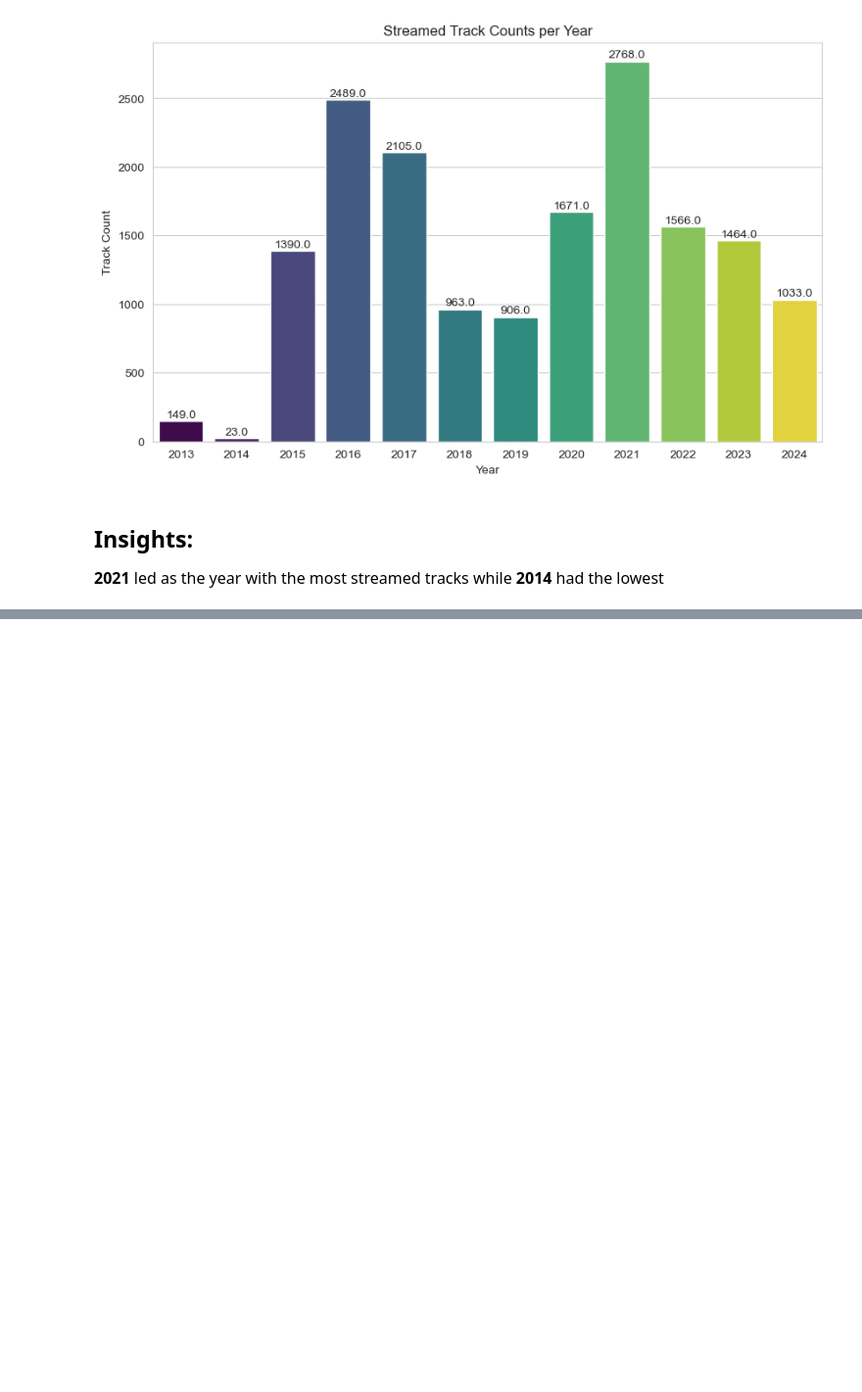
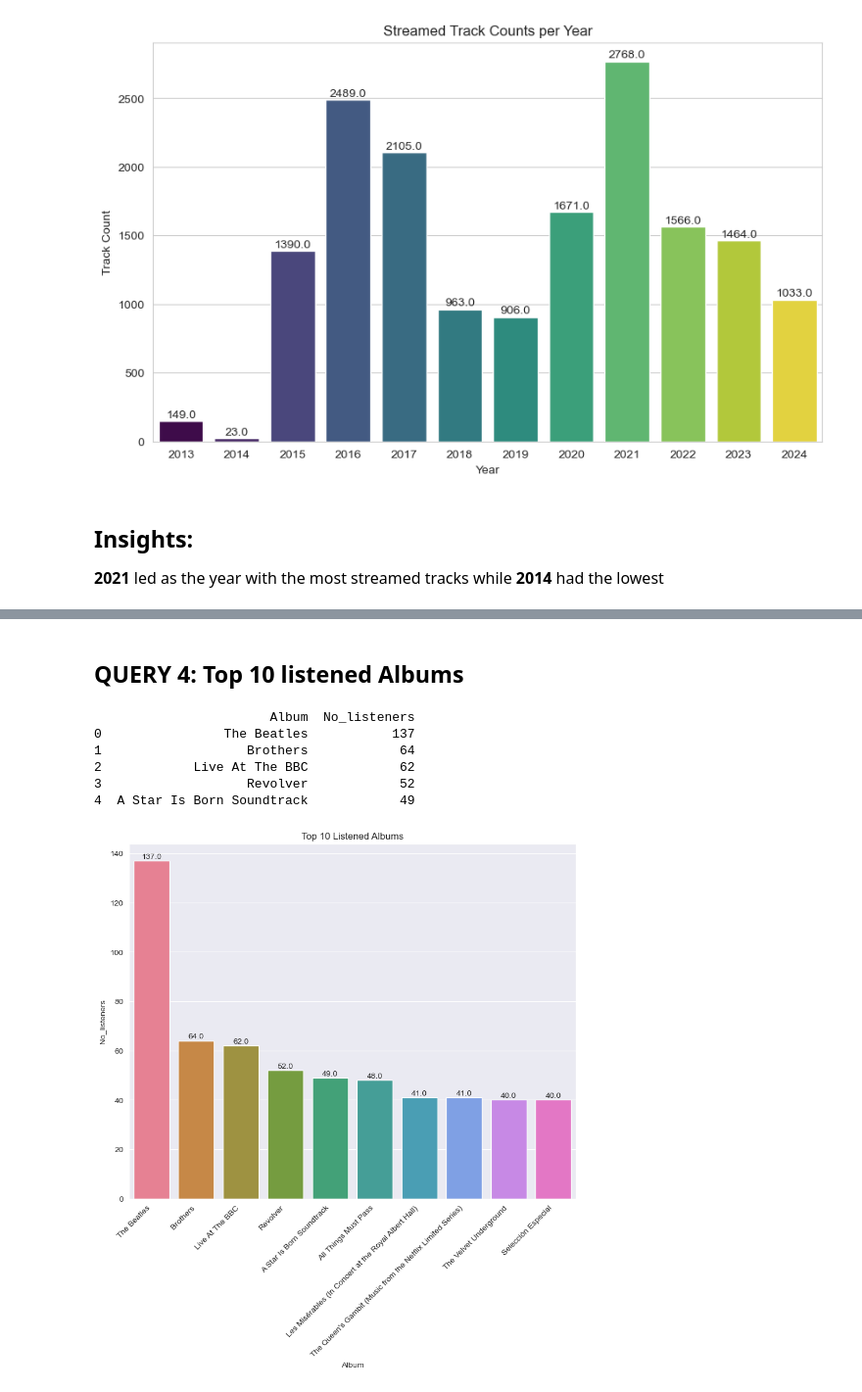
Before and after one commit to Equivocal-Richie/Spotify_Dataset_Analysis, a Jupyter notebook: EDA.ipynb, the cells around one changed output, grey strips where cells are left out. Shown at 98% size. Drawn from its saved outputs; the diff is of its cells as text; code cells hidden in the pictures; blank space fills up the shorter version.

```diff
--- a/EDA.ipynb
+++ b/EDA.ipynb
@@ -172,0 +239,51 @@ plt.show()
+# %% [markdown]
+<h2><b> QUERY 4:</b> Top 10 listened Albums</h2>
+# %%
+query4 = """
+SELECT
+    album_name AS Album,
+    COUNT(*) AS No_listeners
+FROM clean_spotify_data
+GROUP BY album_name
+ORDER BY No_listeners DESC
+LIMIT 10;
+"""
+# Fetch data
+df4 = pd.read_sql(query4, engine)
+print(df4.head())
+# %% [output]
+                       Album  No_listeners
+0                The Beatles           137
+1                   Brothers            64
+2            Live At The BBC            62
+3                   Revolver            52
+4  A Star Is Born Soundtrack            49
+# %%
+# Visualization 4
+
+# Set the aesthetic style of the plots
+sns.set_style("darkgrid")
+
+# Create the bar plot with improved color handling and data labels
+plt.figure(figsize=(10, 8))
+bars = sns.barplot(x='Album', y='No_listeners', data=df4, hue='Album', palette='husl', legend=False)
+
+# Add data labels on top of each bar
+for bar in bars.patches:
+    bars.annotate(f'{bar.get_height()}',
+                   (bar.get_x() + bar.get_width() / 2, bar.get_height()),
+                   ha='center', va='center',
+                   size=10, xytext=(0, 5),
+                   textcoords="offset points")
+
+plt.xlabel('Album')
+plt.ylabel('No_listeners')
+plt.title('Top 10 Listened Albums')
+
+# Adjust x-axis labels to avoid overlap
+plt.xticks(rotation=45, ha='right')
+
+# Show the plot
+plt.show()
+# %% [output]
+[figure, added]
```
Also changed, not shown: parts of 10 cells of this notebook.
